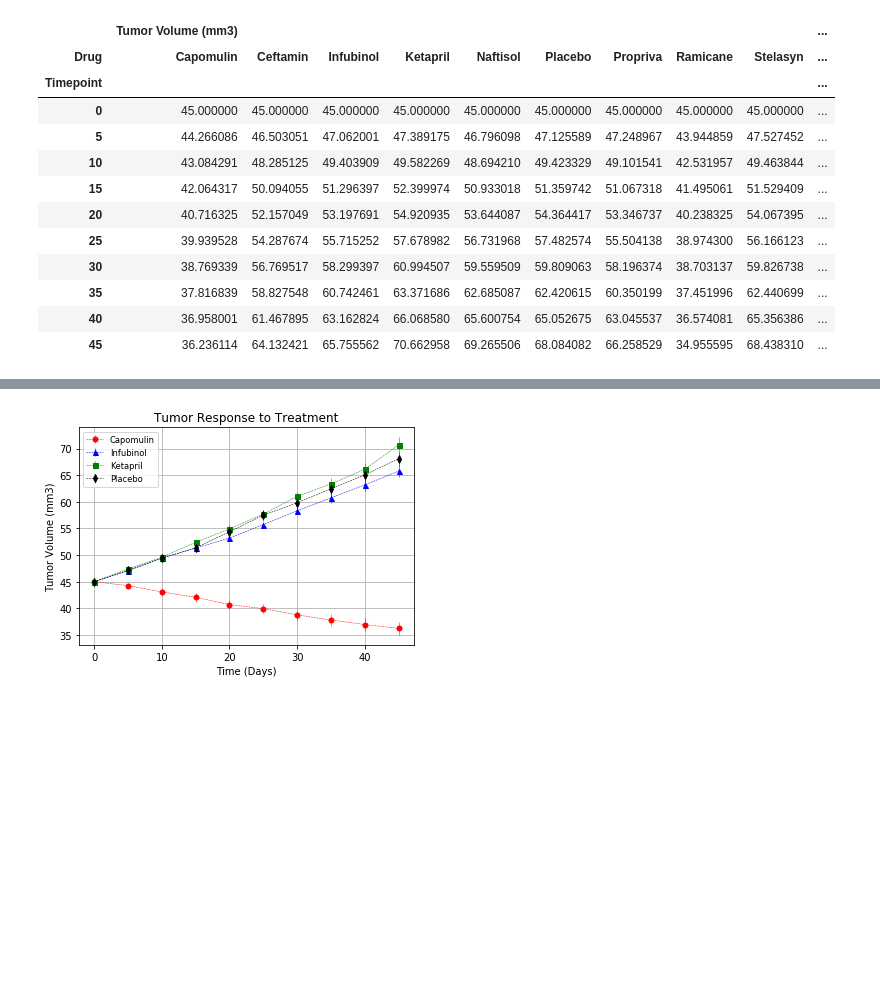
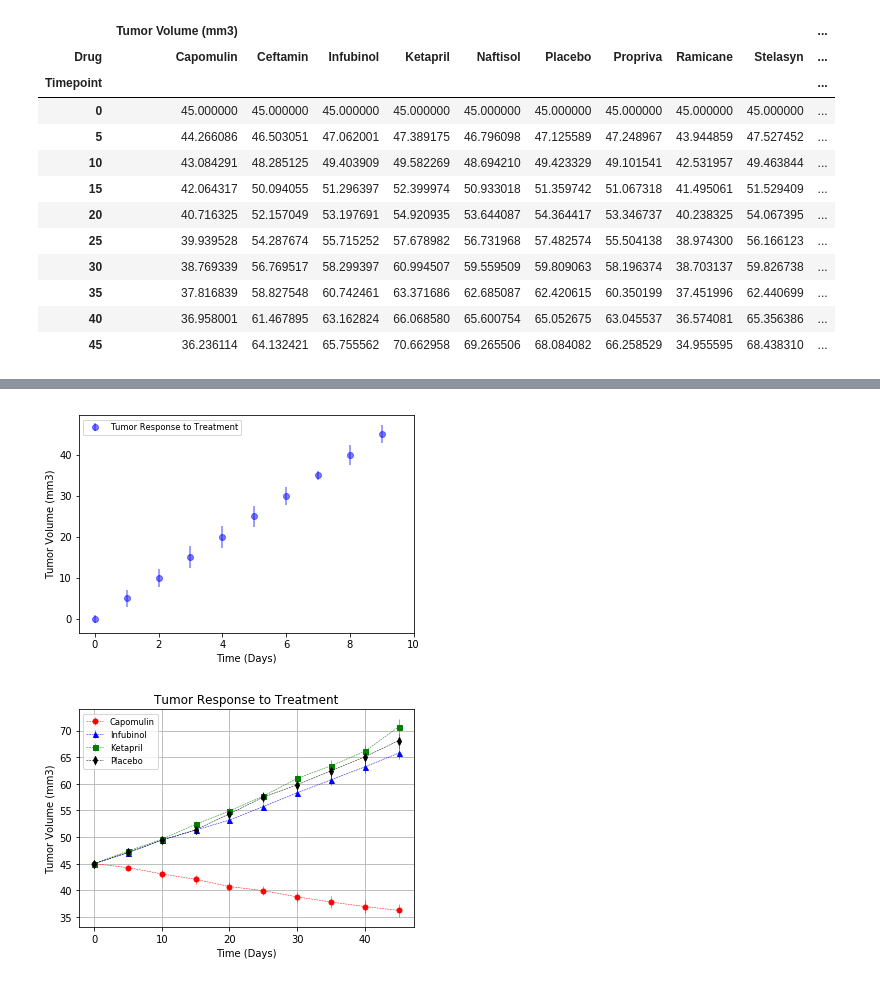
Before and after one commit to mdsmith577/Matplotlib_Homework, a Jupyter notebook: pymaceuticals.ipynb, the cells around one changed output, grey strips where cells are left out. Cells and saved outputs as stored; diff of their text form; code cells hidden in the pictures; blank space fills up the shorter version.

Commit message:
started to create first plot with error bars, numbers may not be right but took a lot of work be able to try plotting

```diff
--- a/pymaceuticals.ipynb
+++ b/pymaceuticals.ipynb
@@ -109,11 +114,18 @@ index_reset_mean_vol_drug_time
 | 40 | 36.958001 | 61.467895 | 63.162824 | 66.068580 | 65.600754 | 65.052675 | 63.045537 | 36.574081 | 65.356386 | ... |
 | 45 | 36.236114 | 64.132421 | 65.755562 | 70.662958 | 69.265506 | 68.084082 | 66.258529 | 34.955595 | 68.438310 | ... |
 # %%
-index_reset_mean_vol_drug_time.columns()
+num_timepoints = index_reset_mean_vol_drug_time.index
+# drug_names = find a way to return the column headers in order
+
+# index_reset_mean_vol_drug_time.iloc[:, 5]
 
 # ----- NEED TO FIGURE OUT HOW TO CALL THE MULTI-INDEX DATAFRAME, THEN I CAN DEFINE THE "MEAN" AND "SEM" LISTS WHICH
 # ----- POPULATE THE ERRORBAR PLOT
 
-# means = [time for time in Timepoints]
-# sem =
+times = [time for time in num_timepoints]
+vol_per_drug = [index_reset_mean_vol_drug_time.iloc[:, i]
+           for i in range(0, len(times))]
+
+sem = [s.sem() for s in vol_per_drug]
+sem
 # %% [output]
@@ -121,19 +142,21 @@ TypeError: 'MultiIndex' object is not callable
 # %%
 # Generate the Plot (with Error Bars)
 fig, ax = plt.subplots()
 
-ax.errorbar(np.arange(0, len(means)), means, yerr=sem, fmt="o", color="b",
+ax.errorbar(np.arange(0, len(times)), times, yerr=sem, fmt="o", color="b",
             alpha=0.5, label="Tumor Response to Treatment")
 
-ax.set_xlim(-0.5, len(means))
+ax.set_xlim(-0.5, len(times))
 
 ax.set_xlabel("Time (Days)")
 ax.set_ylabel("Tumor Volume (mm3)")
 
 plt.legend(loc="best", fontsize="small", fancybox=True)
 
 plt.show()
 # Save the Figure
+# %% [output]
+[figure, added]
 # %%
 # Show the Figure
 # %% [output]
```
Also changed, not shown: parts of 5 cells of this notebook.
